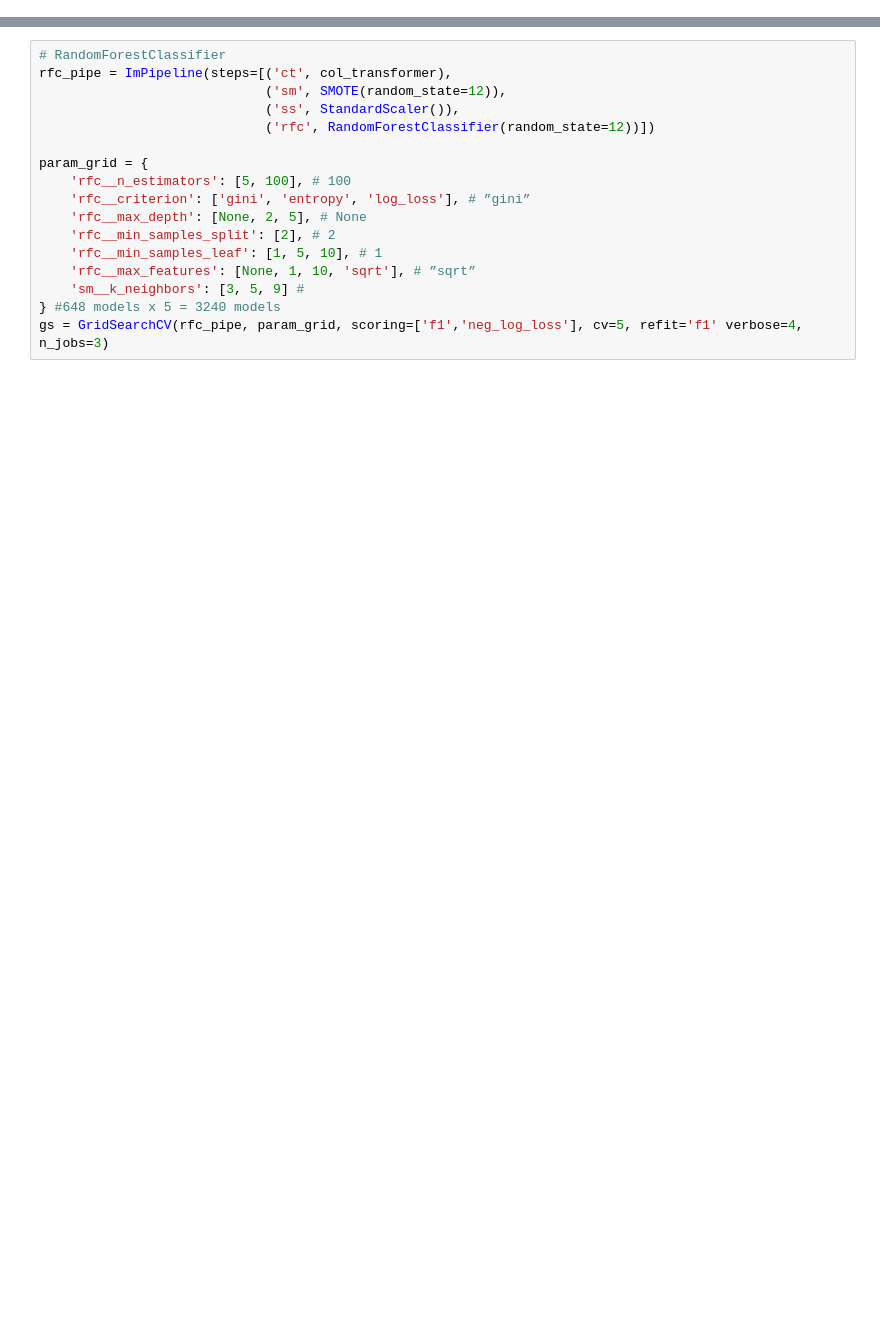
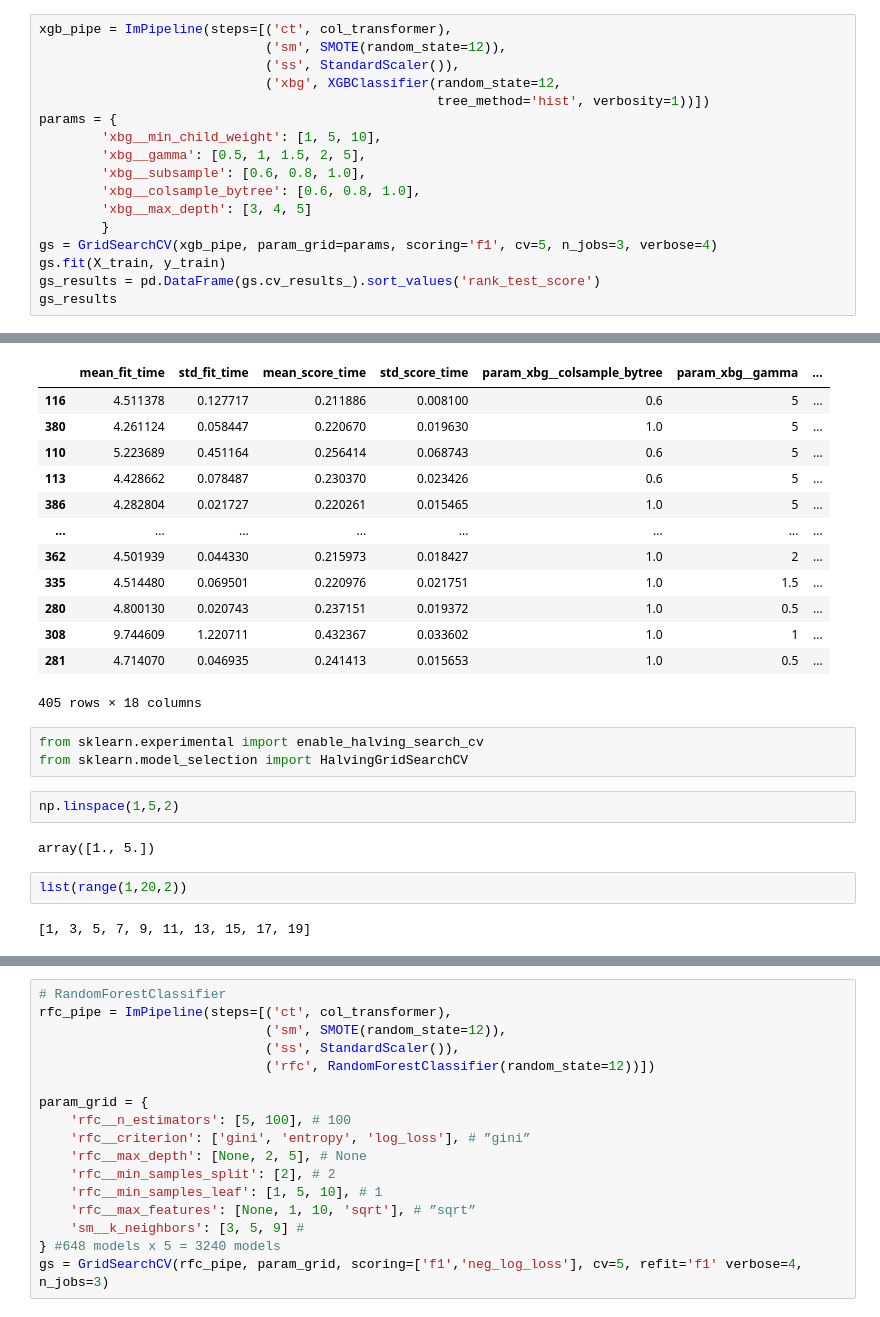
Before and after one commit to rlodetti/classification_project, a Jupyter notebook: 03 - Modeling & Evaluation.ipynb, the cells around one changed output, grey strips where cells are left out. Saved outputs shown, nothing was run; the diff lists cells and outputs as text; blank space fills up the shorter version.

```diff
--- a/03 - Modeling & Evaluation.ipynb
+++ b/03 - Modeling & Evaluation.ipynb
@@ -216,0 +434,18 @@ gs = GridSearchCV(xgb_pipe, param_grid, scoring=['f1','neg_log_loss'], cv=5, ref
+# %%
+xgb_pipe = ImPipeline(steps=[('ct', col_transformer),
+                             ('sm', SMOTE(random_state=12)),
+                             ('ss', StandardScaler()),
+                             ('xbg', XGBClassifier(random_state=12,
+                                                   tree_method='hist', verbosity=1))])
+params = {
+        'xbg__min_child_weight': [1, 5, 10],
+        'xbg__gamma': [0.5, 1, 1.5, 2, 5],
+        'xbg__subsample': [0.6, 0.8, 1.0],
+        'xbg__colsample_bytree': [0.6, 0.8, 1.0],
+        'xbg__max_depth': [3, 4, 5]
+        }
+gs = GridSearchCV(xgb_pipe, param_grid=params, scoring='f1', cv=5, n_jobs=3, verbose=4)
+gs.fit(X_train, y_train)
+gs_results = pd.DataFrame(gs.cv_results_).sort_values('rank_test_score')
+gs_results
+# %% [output]
@@ -216,0 +486,24 @@ gs = GridSearchCV(xgb_pipe, param_grid, scoring=['f1','neg_log_loss'], cv=5, ref
+|  | mean_fit_time | std_fit_time | mean_score_time | std_score_time | param_xbg__colsample_bytree | param_xbg__gamma | ... |
+| 116 | 4.511378 | 0.127717 | 0.211886 | 0.008100 | 0.6 | 5 | ... |
+| 380 | 4.261124 | 0.058447 | 0.220670 | 0.019630 | 1.0 | 5 | ... |
+| 110 | 5.223689 | 0.451164 | 0.256414 | 0.068743 | 0.6 | 5 | ... |
+| 113 | 4.428662 | 0.078487 | 0.230370 | 0.023426 | 0.6 | 5 | ... |
+| 386 | 4.282804 | 0.021727 | 0.220261 | 0.015465 | 1.0 | 5 | ... |
+| ... | ... | ... | ... | ... | ... | ... | ... |
+| 362 | 4.501939 | 0.044330 | 0.215973 | 0.018427 | 1.0 | 2 | ... |
+| 335 | 4.514480 | 0.069501 | 0.220976 | 0.021751 | 1.0 | 1.5 | ... |
+| 280 | 4.800130 | 0.020743 | 0.237151 | 0.019372 | 1.0 | 0.5 | ... |
+| 308 | 9.744609 | 1.220711 | 0.432367 | 0.033602 | 1.0 | 1 | ... |
+| 281 | 4.714070 | 0.046935 | 0.241413 | 0.015653 | 1.0 | 0.5 | ... |
+405 rows × 18 columns
+# %%
+from sklearn.experimental import enable_halving_search_cv
+from sklearn.model_selection import HalvingGridSearchCV
+# %%
+np.linspace(1,5,2)
+# %% [output]
+array([1., 5.])
+# %%
+list(range(1,20,2))
+# %% [output]
+[1, 3, 5, 7, 9, 11, 13, 15, 17, 19]
```
Also changed, not shown: parts of 19 cells of this notebook, 8 other files.
